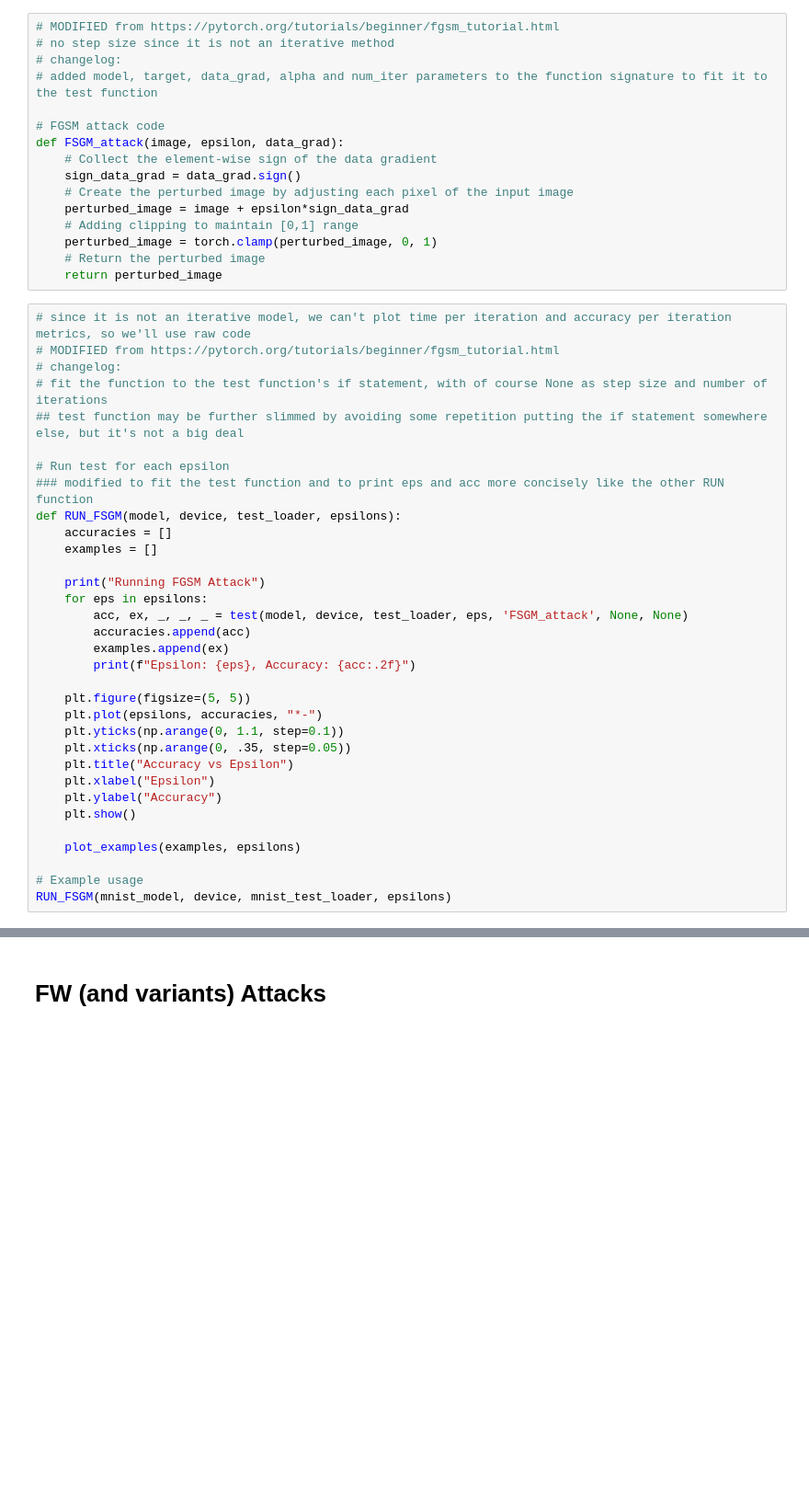
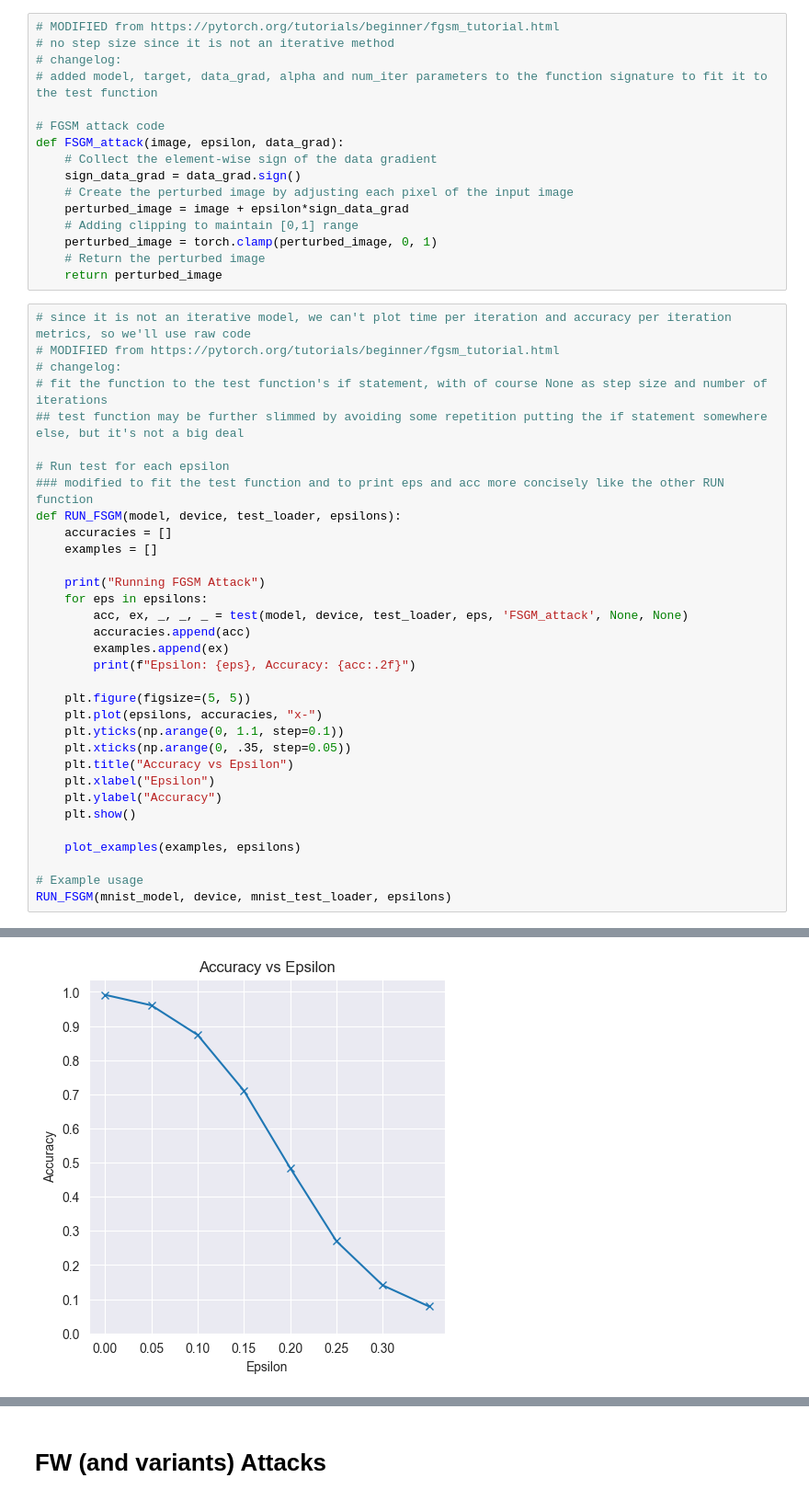
Before and after one commit to TannerAGraves/FW-variants-for-WB-Adversarial-Attacks, a Jupyter notebook: AA draft.ipynb, the cells around one changed output, grey strips where cells are left out. Shown at 92% size. Cells and saved outputs as stored; diff of their text form; blank space fills up the shorter version.

```diff
--- a/AA draft.ipynb
+++ b/AA draft.ipynb
@@ -595,7 +760,7 @@ def RUN_FSGM(model, device, test_loader, epsilons):
         print(f"Epsilon: {eps}, Accuracy: {acc:.2f}")
 
     plt.figure(figsize=(5, 5))
-    plt.plot(epsilons, accuracies, "*-")
+    plt.plot(epsilons, accuracies, "x-")
     plt.yticks(np.arange(0, 1.1, step=0.1))
     plt.xticks(np.arange(0, .35, step=0.05))
     plt.title("Accuracy vs Epsilon")
@@ -607,3 +772,4 @@ def RUN_FSGM(model, device, test_loader, epsilons):
 
 # Example usage
 RUN_FSGM(mnist_model, device, mnist_test_loader, epsilons)
+# %% [output]
@@ -609,0 +785 @@ RUN_FSGM(mnist_model, device, mnist_test_loader, epsilons)
+[figure, added]
```
Also changed, not shown: parts of 14 cells of this notebook.
